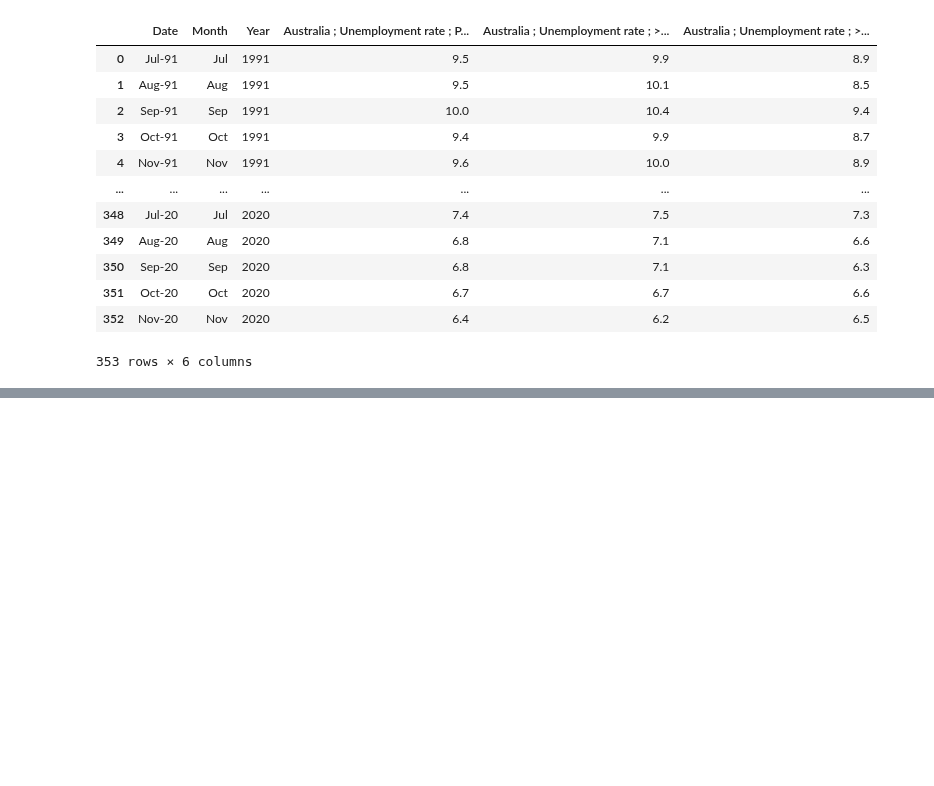
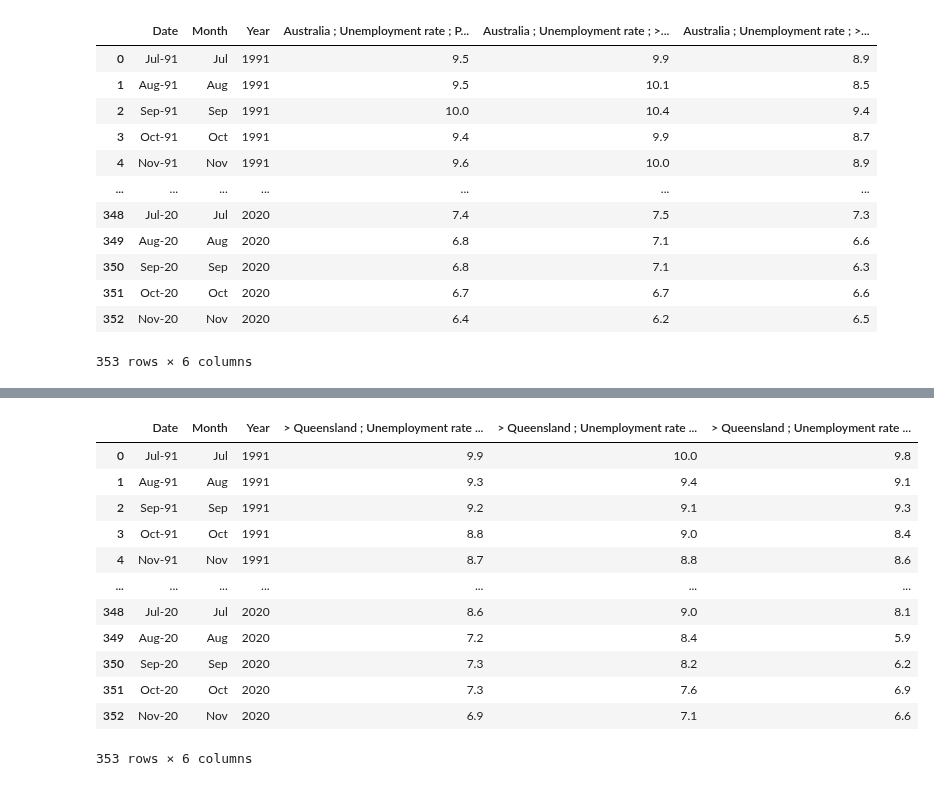
Before and after one commit to tomjp90/Project-1, a Jupyter notebook: code/cut_data/filter_enemployment.ipynb, the cells around one changed output, grey strips where cells are left out. Cells and saved outputs as stored; diff of their text form; code cells hidden in the pictures; blank space fills up the shorter version.

```diff
--- a/code/cut_data/filter_enemployment.ipynb
+++ b/code/cut_data/filter_enemployment.ipynb
@@ -46,0 +91,22 @@ df_australia.to_csv("../../output_data/clean_filter/australia_emp.csv")
+# %%
+df_qld = df[["Date","Month","Year",
+            "> Queensland ;  Unemployment rate ;  Persons ;",
+             "> Queensland ;  Unemployment rate ;  > Males ;",
+             "> Queensland ;  Unemployment rate ;  > Females ;"
+            ]]
+df_qld.to_csv("../../output_data/clean_filter/qld_emp.csv")
+df_qld
+# %% [output]
+|  | Date | Month | Year | > Queensland ; Unemployment rate ... | > Queensland ; Unemployment rate ... | > Queensland ; Unemployment rate ... |
+| 0 | Jul-91 | Jul | 1991 | 9.9 | 10.0 | 9.8 |
+| 1 | Aug-91 | Aug | 1991 | 9.3 | 9.4 | 9.1 |
+| 2 | Sep-91 | Sep | 1991 | 9.2 | 9.1 | 9.3 |
+| 3 | Oct-91 | Oct | 1991 | 8.8 | 9.0 | 8.4 |
+| 4 | Nov-91 | Nov | 1991 | 8.7 | 8.8 | 8.6 |
+| ... | ... | ... | ... | ... | ... | ... |
+| 348 | Jul-20 | Jul | 2020 | 8.6 | 9.0 | 8.1 |
+| 349 | Aug-20 | Aug | 2020 | 7.2 | 8.4 | 5.9 |
+| 350 | Sep-20 | Sep | 2020 | 7.3 | 8.2 | 6.2 |
+| 351 | Oct-20 | Oct | 2020 | 7.3 | 7.6 | 6.9 |
+| 352 | Nov-20 | Nov | 2020 | 6.9 | 7.1 | 6.6 |
+353 rows × 6 columns
```
Also changed, not shown: parts of 8 cells of this notebook, 8 other files.
